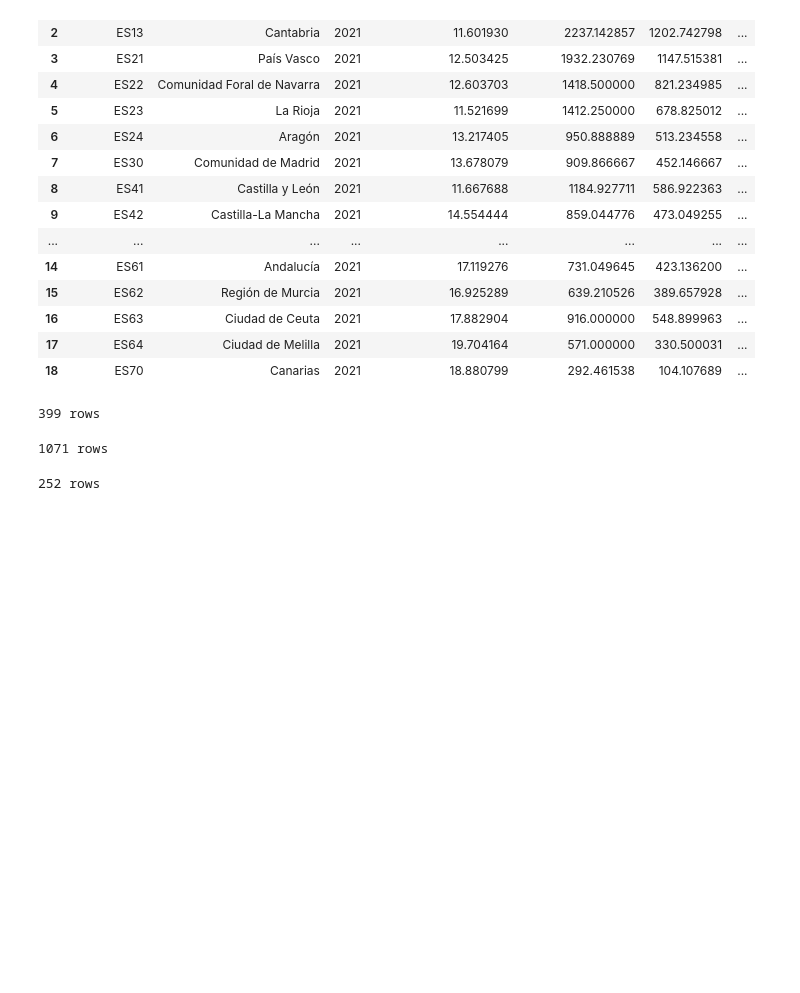
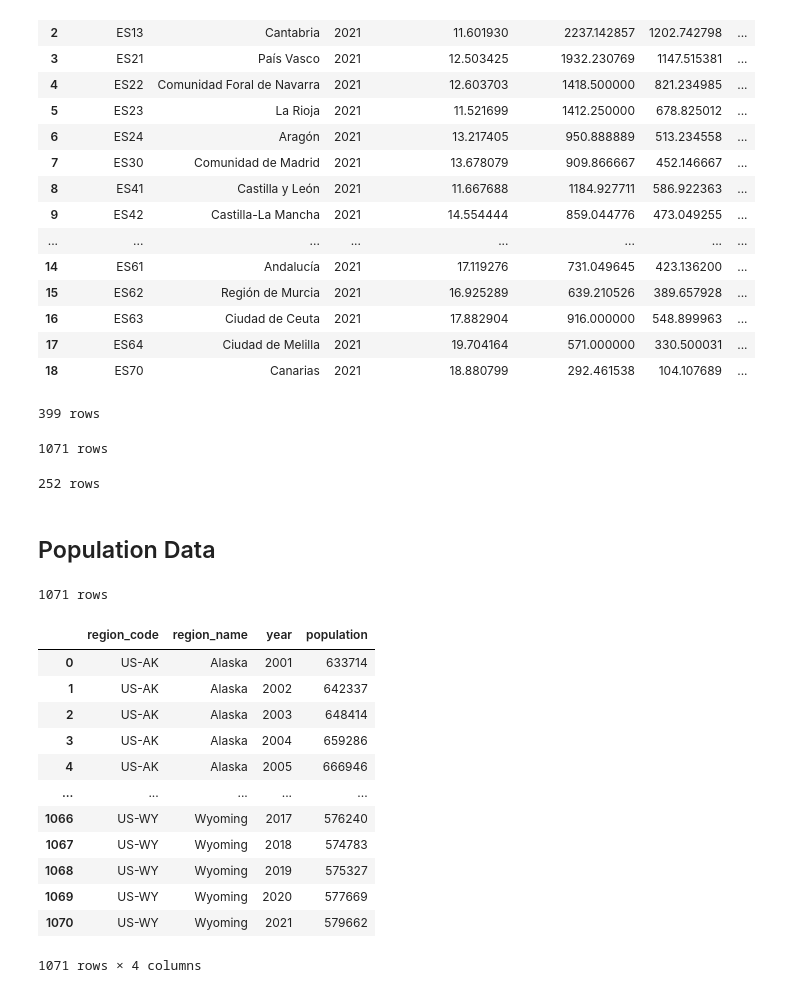
Before and after one commit to Edgarhdzm/Data-analysis-mental-health-and-weather, a Jupyter notebook: API_Weather.ipynb, the cells around one changed output. Drawn from its saved outputs; the diff is of its cells as text; code cells hidden in the pictures; blank space fills up the shorter version.

```diff
--- a/API_Weather.ipynb
+++ b/API_Weather.ipynb
@@ -315,3 +315,55 @@ NL_yearly
 NL_yearly.to_csv('NL_yearly.csv', index=False)
 # %% [output]
 252 rows
+# %% [markdown]
+## Population Data
+# %%
+import pandas as pd
+
+base = "https://www2.census.gov/programs-surveys/popest/datasets"
+
+# 2001-2009: intercensal estimates 2000-2010 (the rows with SEX, ORIGIN, RACE and AGEGRP = 0 are the totals)
+a = pd.read_csv(f"{base}/2000-2010/intercensal/state/st-est00int-alldata.csv", encoding="latin-1")
+a = a[(a["SEX"] == 0) & (a["ORIGIN"] == 0) & (a["RACE"] == 0) & (a["AGEGRP"] == 0)]
+a = a.melt(id_vars="STATE", value_vars=[f"POPESTIMATE{y}" for y in range(2001, 2010)], var_name="year", value_name="population")
+
+# 2010-2019: intercensal estimates 2010-2020 (sum of the 6 race groups and all ages)
+b = pd.read_csv(f"{base}/2010-2020/intercensal/state/asrh/sc-est2020int-alldata6.csv", encoding="latin-1")
+b = b[(b["SEX"] == 0) & (b["ORIGIN"] == 0)]
+b = b.groupby("STATE")[[f"POPESTIMATE{y}" for y in range(2010, 2020)]].sum().reset_index()
+b = b.melt(id_vars="STATE", var_name="year", value_name="population")
+
+# 2020-2021: postcensal estimates, Vintage 2025
+c = pd.read_csv(f"{base}/2020-2025/state/totals/NST-EST2025-ALLDATA.csv", encoding="latin-1")
+c = c.melt(id_vars="STATE", value_vars=["POPESTIMATE2020", "POPESTIMATE2021"], var_name="year", value_name="population")
+
+# Join the three periods and keep the 50 states + DC (codes 1 to 56)
+pop = pd.concat([a, b, c], ignore_index=True)
+pop = pop[(pop["STATE"] >= 1) & (pop["STATE"] <= 56)]
+pop["year"] = pop["year"].str[-4:].astype(int)
+
+# Add the state code (US-CA, US-TX...) and name
+states = pd.read_csv("https://www2.census.gov/geo/docs/reference/state.txt", sep="|")
+pop = pop.merge(states, on="STATE")
+pop["region_code"] = "US-" + pop["STUSAB"]
+usa_population = (pop.rename(columns={"STATE_NAME": "region_name"})
+                     [["region_code", "region_name", "year", "population"]]
+                     .sort_values(["region_code", "year"]).reset_index(drop=True))
+print(len(usa_population), "rows")
+usa_population.to_csv("usa_population.csv", index=False)
+usa_population
+# %% [output]
+1071 rows
+|  | region_code | region_name | year | population |
+| 0 | US-AK | Alaska | 2001 | 633714 |
+| 1 | US-AK | Alaska | 2002 | 642337 |
+| 2 | US-AK | Alaska | 2003 | 648414 |
+| 3 | US-AK | Alaska | 2004 | 659286 |
+| 4 | US-AK | Alaska | 2005 | 666946 |
+| ... | ... | ... | ... | ... |
+| 1066 | US-WY | Wyoming | 2017 | 576240 |
+| 1067 | US-WY | Wyoming | 2018 | 574783 |
+| 1068 | US-WY | Wyoming | 2019 | 575327 |
+| 1069 | US-WY | Wyoming | 2020 | 577669 |
+| 1070 | US-WY | Wyoming | 2021 | 579662 |
+1071 rows × 4 columns
```
Also changed, not shown: parts of 2 cells of this notebook, 5 other files.
